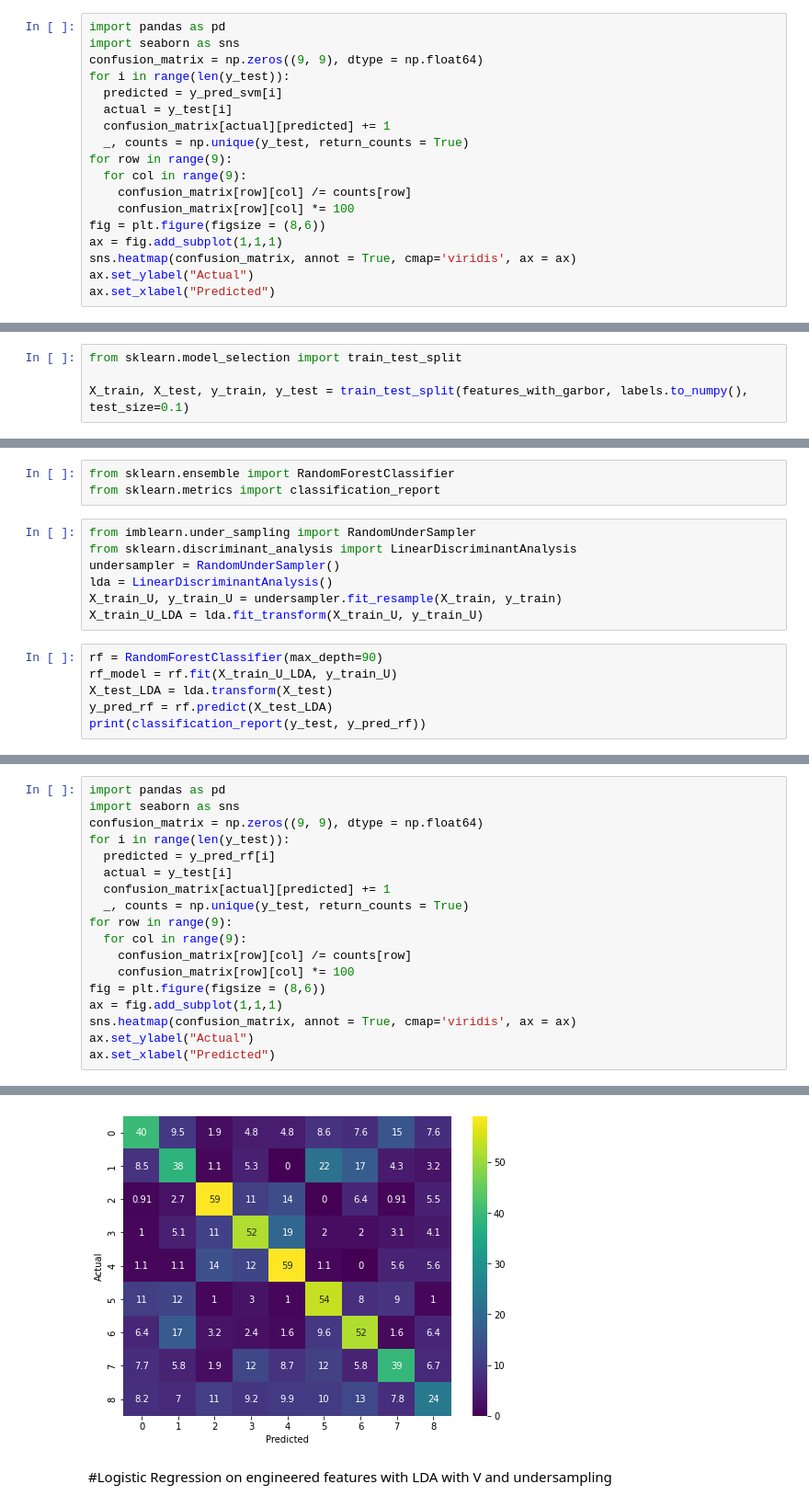
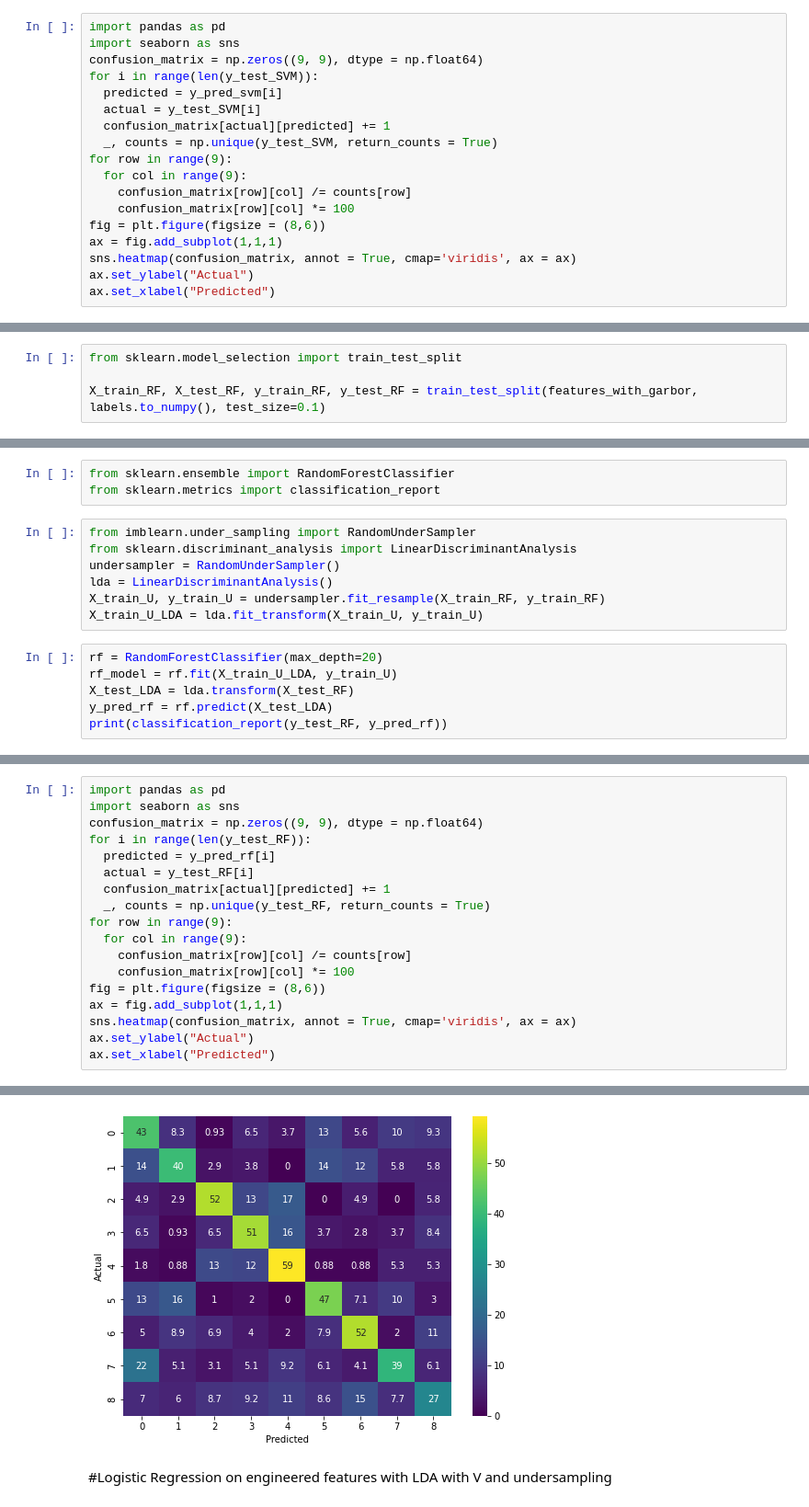
Before and after one commit to limweiliang/weed-classifier, a Jupyter notebook: deepweedsfe.ipynb, the cells around one changed output, grey strips where cells are left out. Shown at 92% size. Cells and saved outputs as stored; diff of their text form.

```diff
--- a/deepweedsfe.ipynb
+++ b/deepweedsfe.ipynb
@@ -190,11 +190,11 @@ weighted avg       0.57      0.33      0.32      1751
 import pandas as pd
 import seaborn as sns
 confusion_matrix = np.zeros((9, 9), dtype = np.float64)
-for i in range(len(y_test)):
+for i in range(len(y_test_SVM)):
   predicted = y_pred_svm[i]
-  actual = y_test[i]
+  actual = y_test_SVM[i]
   confusion_matrix[actual][predicted] += 1
-  _, counts = np.unique(y_test, return_counts = True)
+  _, counts = np.unique(y_test_SVM, return_counts = True)
 for row in range(9):
   for col in range(9):
     confusion_matrix[row][col] /= counts[row]
@@ -212,7 +212,7 @@ Text(0.5, 33.0, 'Predicted')
 # %%
 from sklearn.model_selection import train_test_split
 
-X_train, X_test, y_train, y_test = train_test_split(features_with_garbor, labels.to_numpy(), test_size=0.1)
+X_train_RF, X_test_RF, y_train_RF, y_test_RF = train_test_split(features_with_garbor, labels.to_numpy(), test_size=0.1)
 # %%
 from imblearn.pipeline import Pipeline, make_pipeline
 from imblearn.under_sampling import RandomUnderSampler
@@ -250,14 +250,14 @@ from imblearn.under_sampling import RandomUnderSampler
 from sklearn.discriminant_analysis import LinearDiscriminantAnalysis
 undersampler = RandomUnderSampler()
 lda = LinearDiscriminantAnalysis()
-X_train_U, y_train_U = undersampler.fit_resample(X_train, y_train)
+X_train_U, y_train_U = undersampler.fit_resample(X_train_RF, y_train_RF)
 X_train_U_LDA = lda.fit_transform(X_train_U, y_train_U)
 # %%
-rf = RandomForestClassifier(max_depth=90)
+rf = RandomForestClassifier(max_depth=20)
 rf_model = rf.fit(X_train_U_LDA, y_train_U)
-X_test_LDA = lda.transform(X_test)
+X_test_LDA = lda.transform(X_test_RF)
 y_pred_rf = rf.predict(X_test_LDA)
-print(classification_report(y_test, y_pred_rf))
+print(classification_report(y_test_RF, y_pred_rf))
 # %% [output]
               precision    recall  f1-score   support
 
@@ -277,24 +277,24 @@ weighted avg       0.57      0.36      0.36      1751
 # %%
 import pandas as pd
 import seaborn as sns
 confusion_matrix = np.zeros((9, 9), dtype = np.float64)
-for i in range(len(y_test)):
+for i in range(len(y_test_RF)):
   predicted = y_pred_rf[i]
-  actual = y_test[i]
+  actual = y_test_RF[i]
   confusion_matrix[actual][predicted] += 1
-  _, counts = np.unique(y_test, return_counts = True)
+  _, counts = np.unique(y_test_RF, return_counts = True)
 for row in range(9):
   for col in range(9):
     confusion_matrix[row][col] /= counts[row]
     confusion_matrix[row][col] *= 100
 fig = plt.figure(figsize = (8,6))
 ax = fig.add_subplot(1,1,1)
 sns.heatmap(confusion_matrix, annot = True, cmap='viridis', ax = ax)
 ax.set_ylabel("Actual")
 ax.set_xlabel("Predicted")
 # %% [output]
 Text(0.5, 33.0, 'Predicted')
-[figure, old version]
+[figure, new version]
 # %% [markdown]
 #Logistic Regression on engineered features with LDA with V and undersampling
 # %%
```
Also changed, not shown: parts of 20 cells of this notebook.
